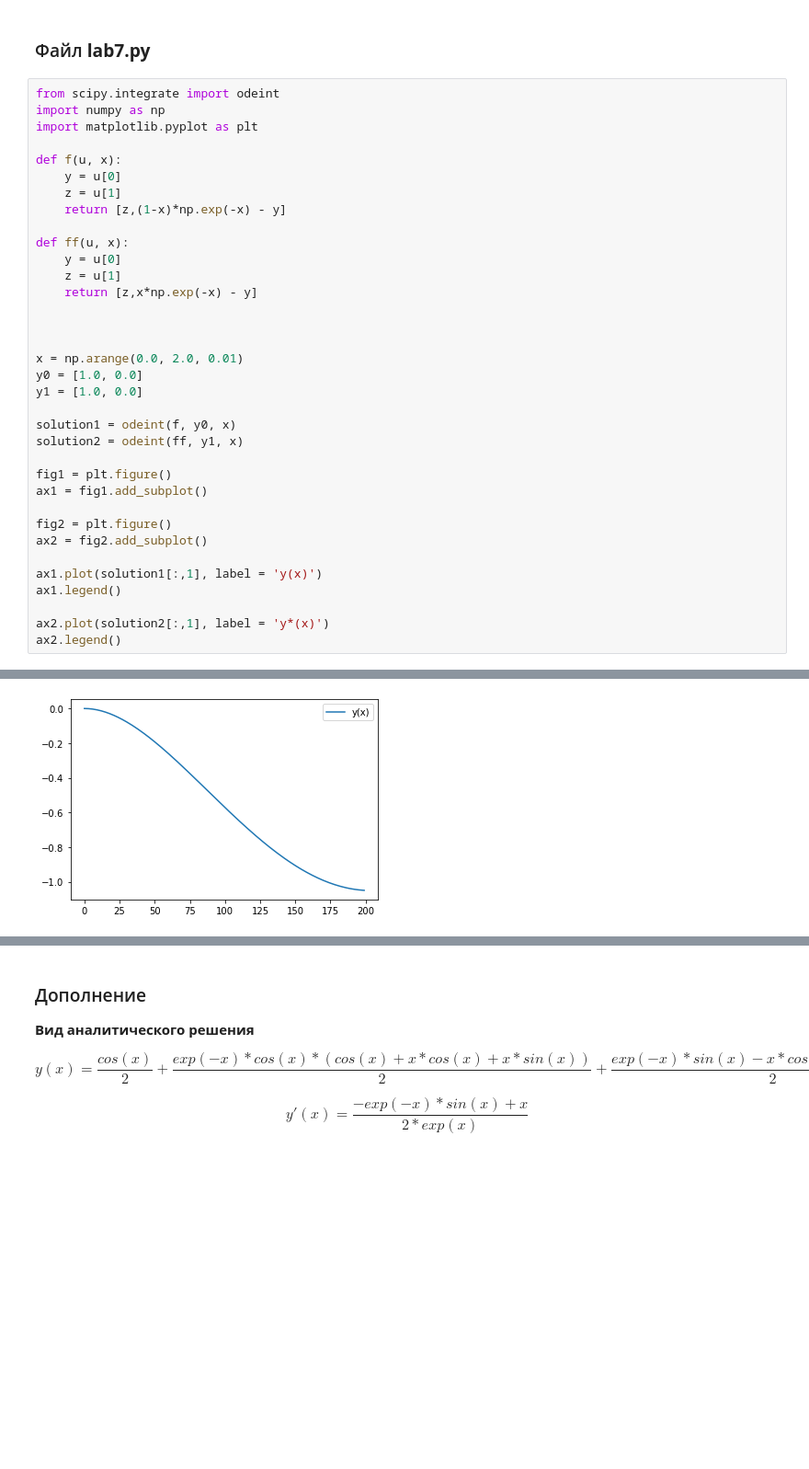
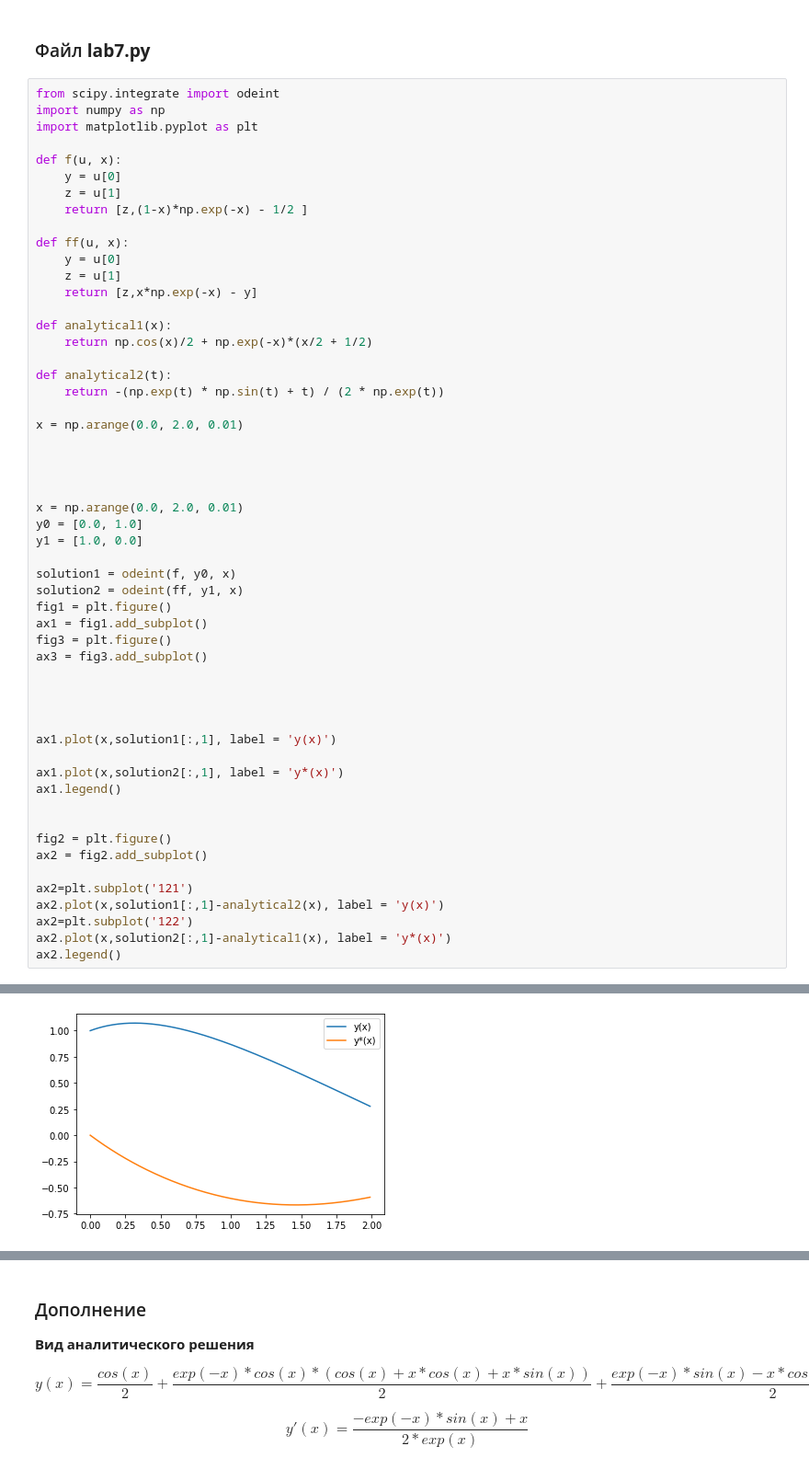
Before and after one commit to SAUSSSS/lab7, a Jupyter notebook: report.ipynb, the cells around one changed output, grey strips where cells are left out. Shown: that part at 92% size. Cells and saved outputs as stored; diff of their text form; blank space fills up the shorter version.

```diff
--- a/report.ipynb
+++ b/report.ipynb
@@ -143,38 +143,57 @@ ax3.legend()
 # %%
 from scipy.integrate import odeint
 import numpy as np
 import matplotlib.pyplot as plt
 
 def f(u, x):
     y = u[0]
     z = u[1]
-    return [z,(1-x)*np.exp(-x) - y]
+    return [z,(1-x)*np.exp(-x) - 1/2 ]
 
 def ff(u, x):
     y = u[0]
     z = u[1]
     return [z,x*np.exp(-x) - y]
 
+def analytical1(x):
+    return np.cos(x)/2 + np.exp(-x)*(x/2 + 1/2)
+
+def analytical2(t):
+    return -(np.exp(t) * np.sin(t) + t) / (2 * np.exp(t))
+
+x = np.arange(0.0, 2.0, 0.01)
+
+
 
 
 x = np.arange(0.0, 2.0, 0.01)
-y0 = [1.0, 0.0]
+y0 = [0.0, 1.0]
 y1 = [1.0, 0.0]
 
 solution1 = odeint(f, y0, x)
 solution2 = odeint(ff, y1, x)
-
 fig1 = plt.figure()
 ax1 = fig1.add_subplot()
+fig3 = plt.figure()
+ax3 = fig3.add_subplot()
+
+
+
+
+ax1.plot(x,solution1[:,1], label = 'y(x)')
+
+ax1.plot(x,solution2[:,1], label = 'y*(x)')
+ax1.legend()
+
 
 fig2 = plt.figure()
 ax2 = fig2.add_subplot()
 
-ax1.plot(solution1[:,1], label = 'y(x)')
-ax1.legend()
-
-ax2.plot(solution2[:,1], label = 'y*(x)')
+ax2=plt.subplot('121')
+ax2.plot(x,solution1[:,1]-analytical2(x), label = 'y(x)')
+ax2=plt.subplot('122')
+ax2.plot(x,solution2[:,1]-analytical1(x), label = 'y*(x)')
 ax2.legend()
 # %% [output]
 <matplotlib.legend.Legend at 0x...>
-[figure, old version]
+[figure, new version]
```
Also changed, not shown: parts of 1 cell of this notebook.
